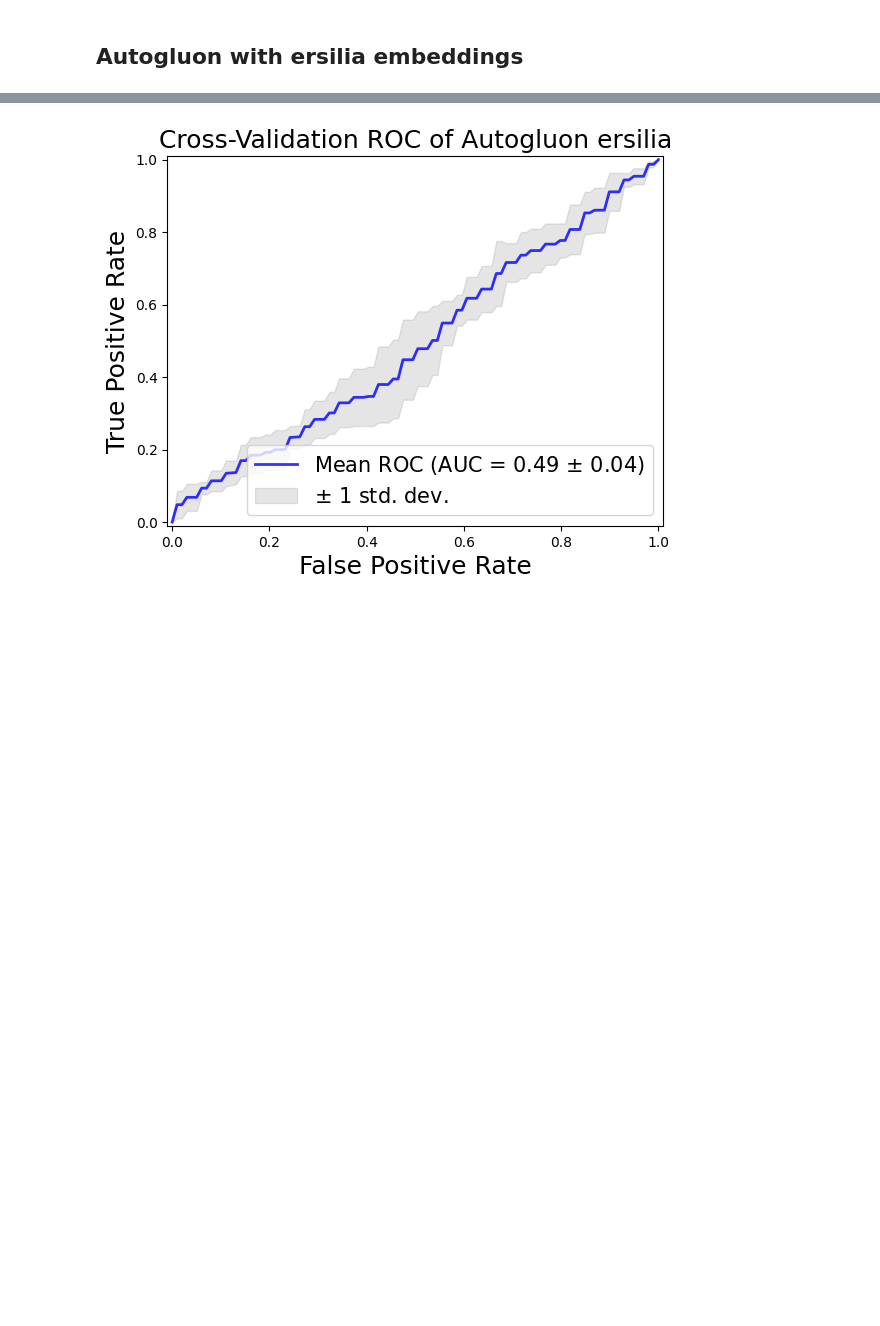
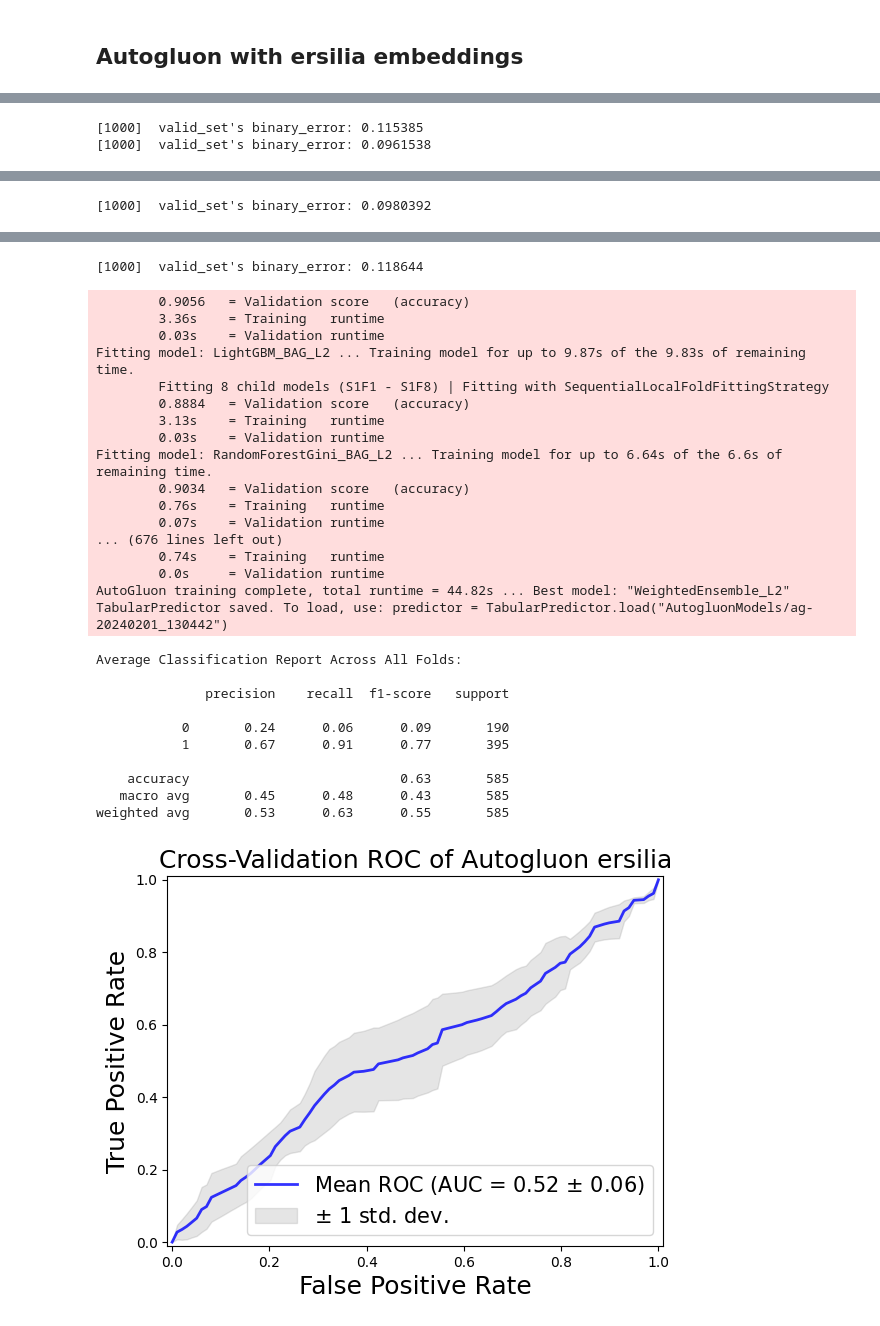
Before and after one commit to ersilia-os/eos7e3s, a Jupyter notebook: model/framework/code/01_model_training.ipynb, the cells around one changed output, grey strips where cells are left out. Saved outputs shown, nothing was run; the diff lists cells and outputs as text; code cells hidden in the pictures; blank space fills up the shorter version.

```diff
--- a/model/framework/code/01_model_training.ipynb
+++ b/model/framework/code/01_model_training.ipynb
@@ -483,3 +483,20 @@ plt.show()
 [flaml.automl.logger: 01-30 11:08:17] {2397} INFO -  at 51.0s,  estimator xgboost's best error=0.3961,  best estimator lgbm's best erro
 # %% [markdown]
 ## AutoML wiith ersilia
+# %%
+df = pd.read_csv(os.path.join(DATAPATH, "training_set.csv"))
+## using ersilia to change smiles to embeddings
+import pandas as pd
+from eosce.models import ErsiliaCompoundEmbeddings
+
+# Assuming 'SMILES' is the column containing chemical compounds
+compounds = df['smiles'].tolist()
+
+# Initialize the ErsiliaCompoundEmbeddings model
+model = ErsiliaCompoundEmbeddings()
+
+# Create a new column for embeddings
+df['embeddings'] = df['smiles'].apply(lambda x: model.transform([x])[0])
+
+# Display the DataFrame with the new embeddings
+print(df.head())
@@ -485,0 +524,10 @@ plt.show()
+# %%
+y= df['outcome']
+# %%
+from sklearn.metrics import roc_curve, auc
+from sklearn.model_selection import KFold
+import numpy as np
+
+# Assuming 'ID' column contains embedding vectors
+X = np.array(df['embeddings'].values.tolist())
+X.shape
@@ -763,13 +823,15 @@ for i in range(5):
     test_set = pd.read_csv(os.path.join(DATAPATH, "train_test_splits", test_file))
 
     # Extract embeddings and target variable
-    X_train = train_set[['smiles', 'Unnamed: 0', 'embeddings']]  # Include the 'smiles' column
+    X_train = train_set[['embeddings']]
     y_train = train_set["outcome"]
-    X_test = test_set[['smiles', 'Unnamed: 0', 'embeddings']]  # Include the 'smiles' column
+    X_test = test_set[['embeddings']]
     y_test = test_set["outcome"]
 
     # Fit the model using AutoGluon
-    predictor = TabularPredictor(label='outcome').fit(train_data=train_set, time_limit=600, presets='best_quality')
+    predictor = TabularPredictor(label='outcome').fit(train_data=pd.concat([X_train, y_train], axis=1), time_limit=600, presets='best_quality')
+
+
 
     # Obtain predictions and true labels for the current fold
     y_pred_proba = predictor.predict_proba(pd.DataFrame(X_test))  # Get all predicted probabilities
@@ -844,0 +915,2 @@ weighted avg       0.58      0.66      0.57       585
+[1000]  valid_set's binary_error: 0.115385
+[1000]  valid_set's binary_error: 0.0961538
@@ -844,0 +922 @@ weighted avg       0.58      0.66      0.57       585
+[1000]  valid_set's binary_error: 0.0980392
@@ -845,2 +940,30 @@ weighted avg       0.58      0.66      0.57       585
+[1000]  valid_set's binary_error: 0.118644
+        0.9056   = Validation score   (accuracy)
+        3.36s    = Training   runtime
+        0.03s    = Validation runtime
+Fitting model: LightGBM_BAG_L2 ... Training model for up to 9.87s of the 9.83s of remaining time.
+        Fitting 8 child models (S1F1 - S1F8) | Fitting with SequentialLocalFoldFittingStrategy
+        0.8884   = Validation score   (accuracy)
+        3.13s    = Training   runtime
+        0.03s    = Validation runtime
+Fitting model: RandomForestGini_BAG_L2 ... Training model for up to 6.64s of the 6.6s of remaining time.
+        0.9034   = Validation score   (accuracy)
+        0.76s    = Training   runtime
+        0.07s    = Validation runtime
+... (676 lines left out)
+        0.74s    = Training   runtime
+        0.0s     = Validation runtime
+AutoGluon training complete, total runtime = 44.82s ... Best model: "WeightedEnsemble_L2"
+TabularPredictor saved. To load, use: predictor = TabularPredictor.load("AutogluonModels/ag-20240201_130442")
+Average Classification Report Across All Folds:
+
+              precision    recall  f1-score   support
+
+           0       0.24      0.06      0.09       190
+           1       0.67      0.91      0.77       395
+
+    accuracy                           0.63       585
+   macro avg       0.45      0.48      0.43       585
+weighted avg       0.53      0.63      0.55       585
-[figure, old version]
+[figure, new version]
 # %% [markdown]
```
Also changed, not shown: parts of 8 cells of this notebook, 9 other files.
